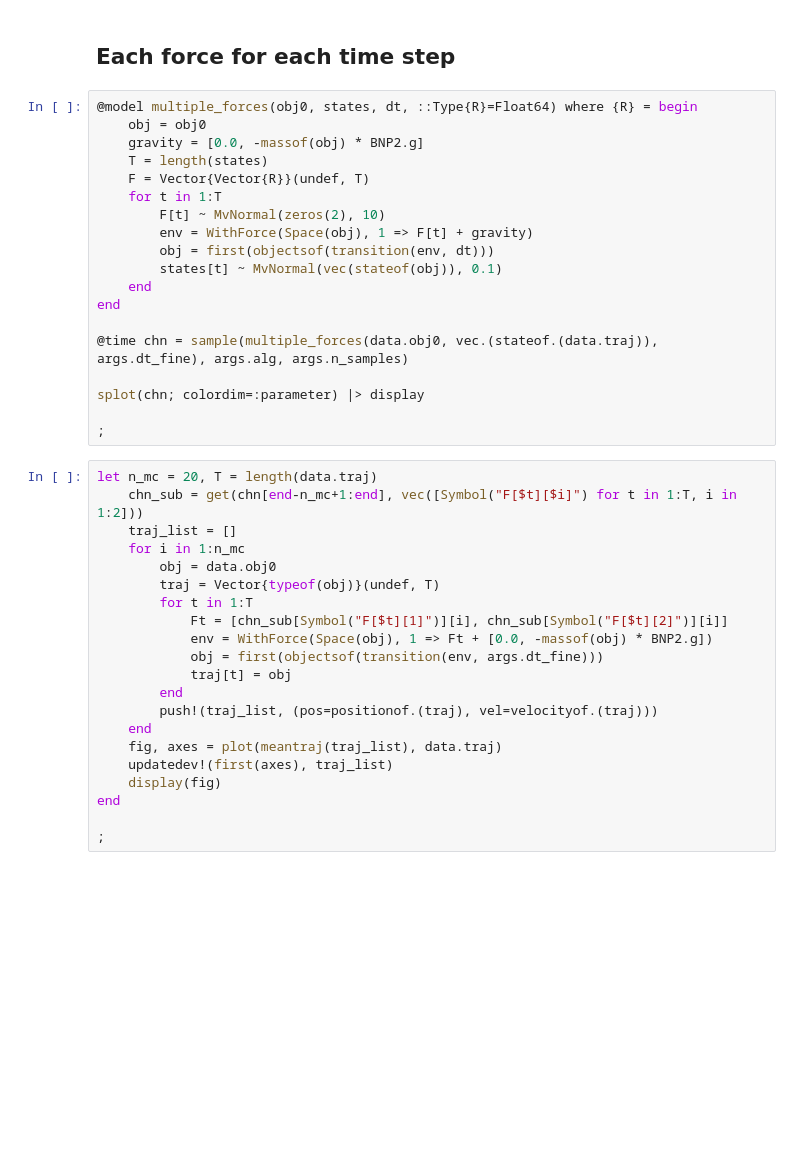
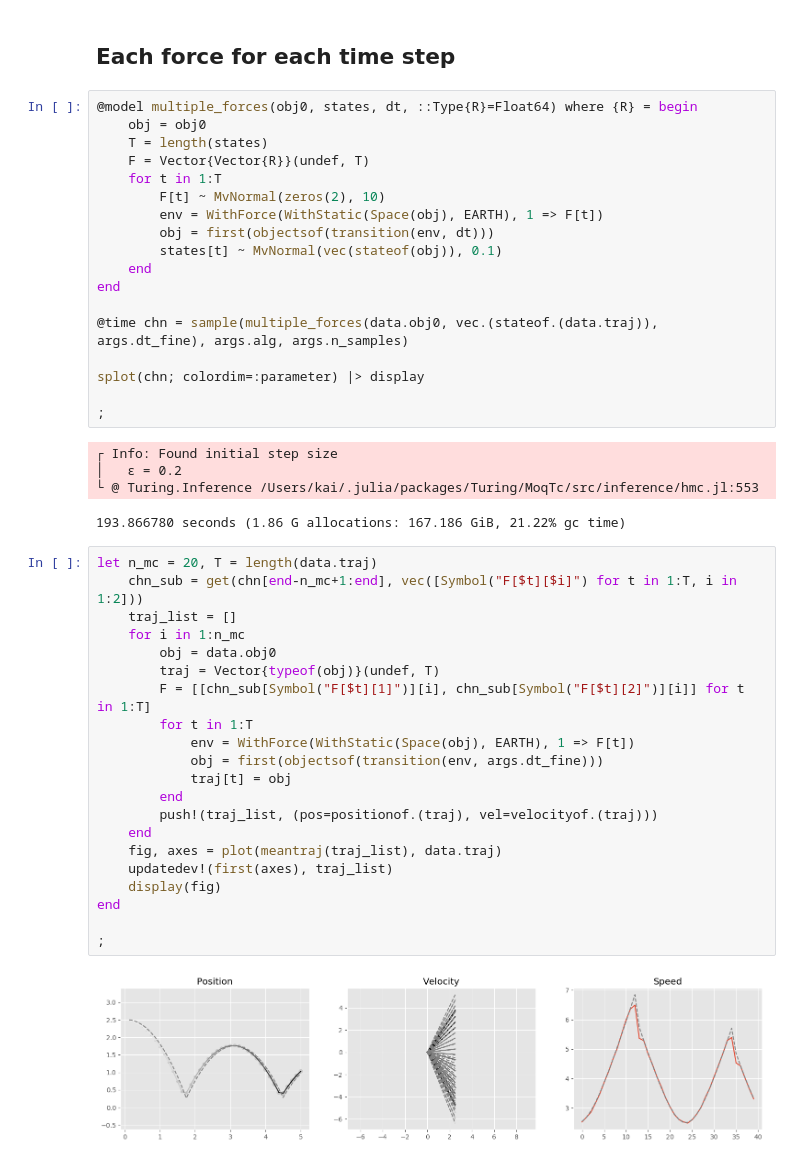
Before and after one commit to yding5/bnp2, a Jupyter notebook: notebooks/force-mcmc.ipynb, the cells around one changed output. Cells and saved outputs as stored; diff of their text form; blank space fills up the shorter version.

Commit message:
force works perfectly now

```diff
--- a/notebooks/force-mcmc.ipynb
+++ b/notebooks/force-mcmc.ipynb
@@ -158,12 +163,11 @@ HTML{String}("<video width=\"500\" height=\"500\" controls autoplay loop>\n  <so
 # %%
 @model multiple_forces(obj0, states, dt, ::Type{R}=Float64) where {R} = begin
     obj = obj0
-    gravity = [0.0, -massof(obj) * BNP2.g]
     T = length(states)
     F = Vector{Vector{R}}(undef, T)
     for t in 1:T
         F[t] ~ MvNormal(zeros(2), 10)
-        env = WithForce(Space(obj), 1 => F[t] + gravity)
+        env = WithForce(WithStatic(Space(obj), EARTH), 1 => F[t])
         obj = first(objectsof(transition(env, dt)))
         states[t] ~ MvNormal(vec(stateof(obj)), 0.1)
     end
@@ -174,24 +178,31 @@ end
 splot(chn; colordim=:parameter) |> display
 
 ;
+# %% [output]
+┌ Info: Found initial step size
+│   ϵ = 0.2
+└ @ Turing.Inference /Users/kai/.julia/packages/Turing/MoqTc/src/inference/hmc.jl:553
+193.866780 seconds (1.86 G allocations: 167.186 GiB, 21.22% gc time)
 # %%
 let n_mc = 20, T = length(data.traj)
     chn_sub = get(chn[end-n_mc+1:end], vec([Symbol("F[$t][$i]") for t in 1:T, i in 1:2]))
     traj_list = []
     for i in 1:n_mc
         obj = data.obj0
         traj = Vector{typeof(obj)}(undef, T)
+        F = [[chn_sub[Symbol("F[$t][1]")][i], chn_sub[Symbol("F[$t][2]")][i]] for t in 1:T]
         for t in 1:T
-            Ft = [chn_sub[Symbol("F[$t][1]")][i], chn_sub[Symbol("F[$t][2]")][i]]
-            env = WithForce(Space(obj), 1 => Ft + [0.0, -massof(obj) * BNP2.g])
+            env = WithForce(WithStatic(Space(obj), EARTH), 1 => F[t])
             obj = first(objectsof(transition(env, args.dt_fine)))
             traj[t] = obj
         end
         push!(traj_list, (pos=positionof.(traj), vel=velocityof.(traj)))
     end
     fig, axes = plot(meantraj(traj_list), data.traj)
     updatedev!(first(axes), traj_list)
     display(fig)
 end
 
 ;
+# %% [output]
+[figure, added]
```
Also changed, not shown: parts of 5 cells of this notebook, 6 other files.
